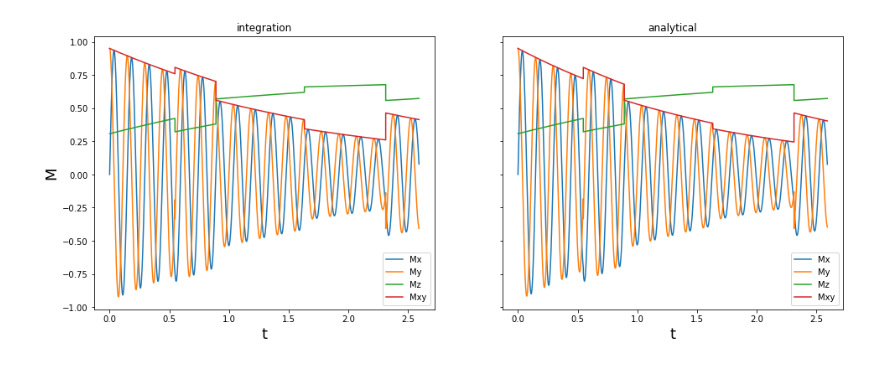
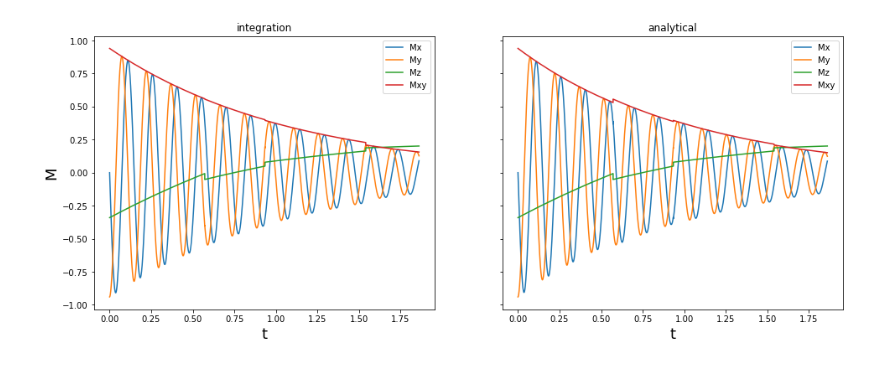
Before and after one commit to jlun17/nist-surf, a Jupyter notebook: PracticePrograms/BlochSolver.ipynb, the cells around one changed output. Drawn from its saved outputs; the diff is of its cells as text; code cells hidden in the pictures.

```diff
--- a/PracticePrograms/BlochSolver.ipynb
+++ b/PracticePrograms/BlochSolver.ipynb
@@ -62,13 +63,3 @@ def plotter(t, M_int, M_ana):
     ax1.set_xlabel('t',fontsize=18)
     ax2.set_xlabel('t',fontsize=18)
     ax1.set_ylabel('M',fontsize=18)
-# %%
-tr = 1
-M0 = np.array([0, 1, 0]) # Initial Magnetization
-B0 = np.array([0, 0, 1])
-gamma = 42.58
-T1 = 3
-T2 = 2
-t, M_int = M_integrate(tr, M0, gamma, B0, T1, T2)
-t, M_ana = M_analytic(tr, M0, gamma, B0, T1, T2)
-plotter(t, M_int, M_ana)
@@ -94,17 +83,15 @@ def pulseSequence(fa, tr, M0, gamma, B0, T1, T2):
     M_ana_Tot = np.reshape(M_ana_Tot, (count, 3))
     return t_tot[1:], M_int_Tot, M_ana_Tot
 # %%
-# fa = np.array([90, 68.82326])
-# tr = np.array([1, 1])
-reps = 5
+reps = 4
 fa = np.random.uniform(5, 25, reps)
 tr = np.random.uniform(0.25, 0.75, reps)
-M0 = np.array([0, 1, 0]) # Initial Magnetization
+M0 = np.array([0, -1, 0]) # Initial Magnetization
 B0 = np.array([0, 0, 1])
 gamma = 42.58
-T1 = 3
-T2 = 2
+T1 = 2
+T2 = 1
 t_tot, M_int, M_ana = pulseSequence(fa, tr, M0, gamma, B0, T1, T2)
 plotter(t_tot, M_int, M_ana)
 # %% [output]
-[figure, old version]
+[figure, new version]
```
Also changed, not shown: parts of 4 cells of this notebook.
